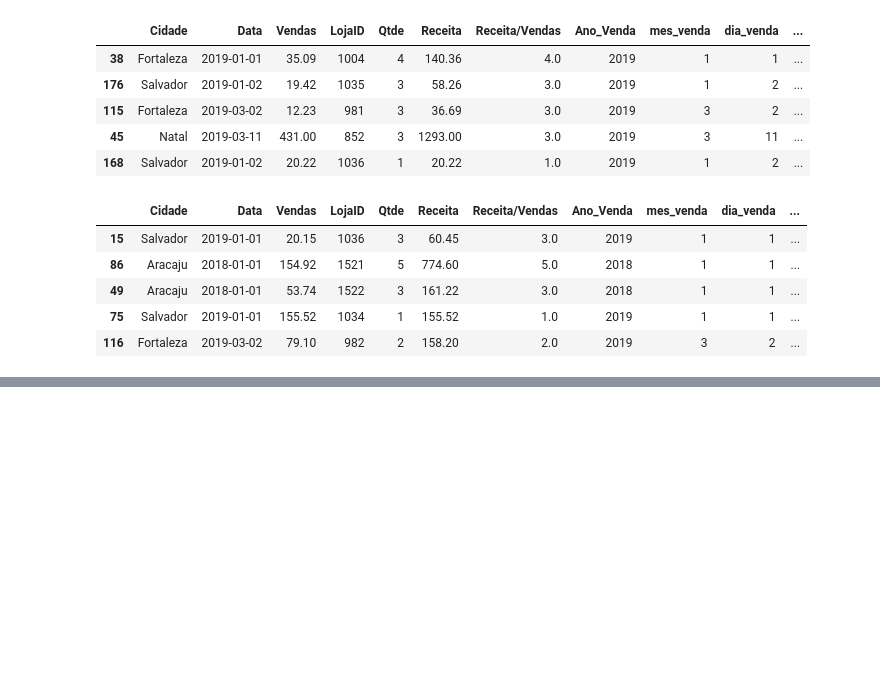
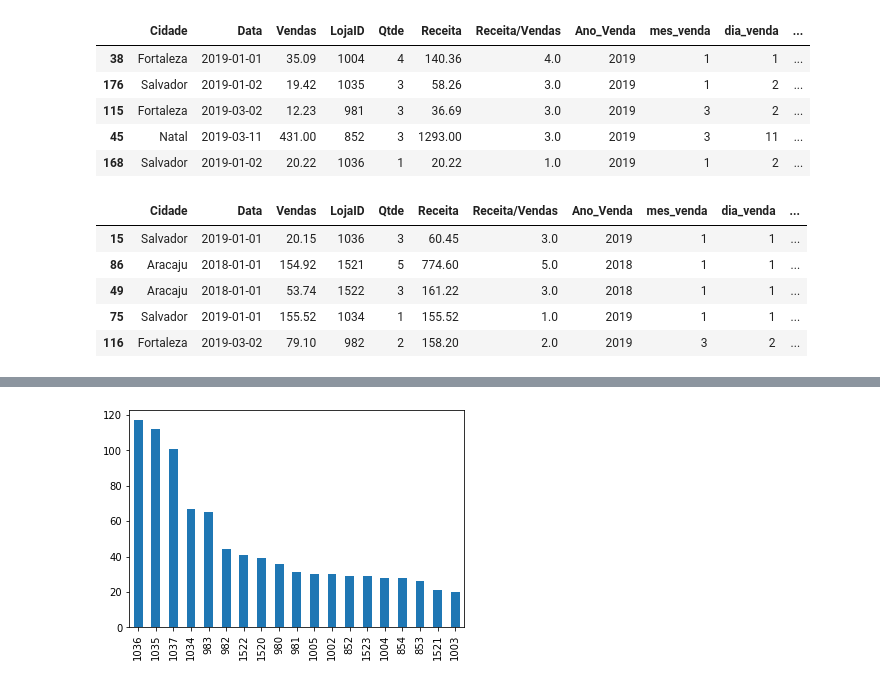
Before and after one commit to angelacpd/etl-dio, a Jupyter notebook: Working_With_Excel.ipynb, the cells around one changed output, grey strips where cells are left out. Drawn from its saved outputs; the diff is of its cells as text; code cells hidden in the pictures; blank space fills up the shorter version.

Commit message:
Data visualization.

```diff
--- a/Working_With_Excel.ipynb
+++ b/Working_With_Excel.ipynb
@@ -291,0 +317,5 @@ df.sample(5)
+# %%
+# Plot graphic bar
+df["LojaID"].value_counts(ascending=False).plot.bar();
+# %% [output]
+[figure, added]
```
Also changed, not shown: parts of 16 cells of this notebook, 1 other file.
